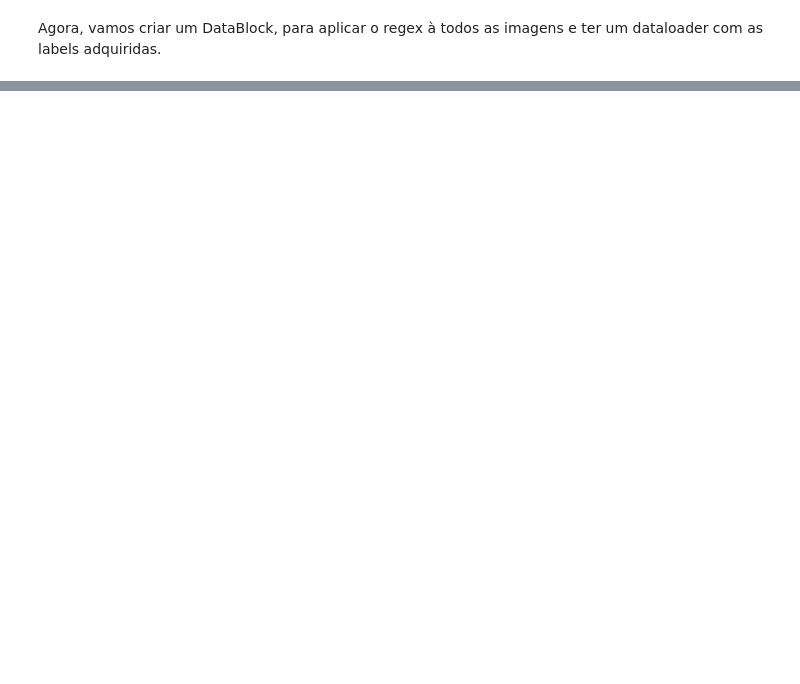
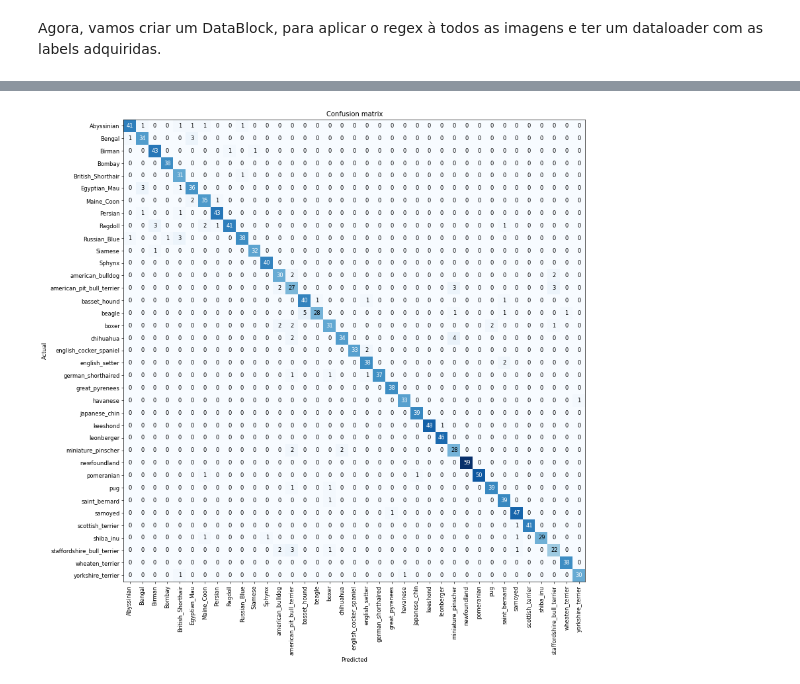
Before and after one commit to pxpc2/aprendizadodemaquina-unb, a Jupyter notebook: imgclassifier.ipynb, the cells around one changed output, grey strips where cells are left out. Cells and saved outputs as stored; diff of their text form; code cells hidden in the pictures; blank space fills up the shorter version.

Commit message:
adding training interpretations and getting activation values

```diff
--- a/imgclassifier.ipynb
+++ b/imgclassifier.ipynb
@@ -48,0 +85,3 @@ dls = petsBlock.dataloaders(path/"images")
+# %%
+learn = vision_learner(dls, resnet34, metrics=error_rate)
+learn.fine_tune(2)
@@ -48,0 +95,4 @@ dls = petsBlock.dataloaders(path/"images")
+# %%
+interp = ClassificationInterpretation.from_learner(learn)
+interp.plot_confusion_matrix(figsize=(14,14), dpi=60)
+# %% [output]
@@ -48,0 +101 @@ dls = petsBlock.dataloaders(path/"images")
+[figure, added]
```
Also changed, not shown: parts of 15 cells of this notebook.
